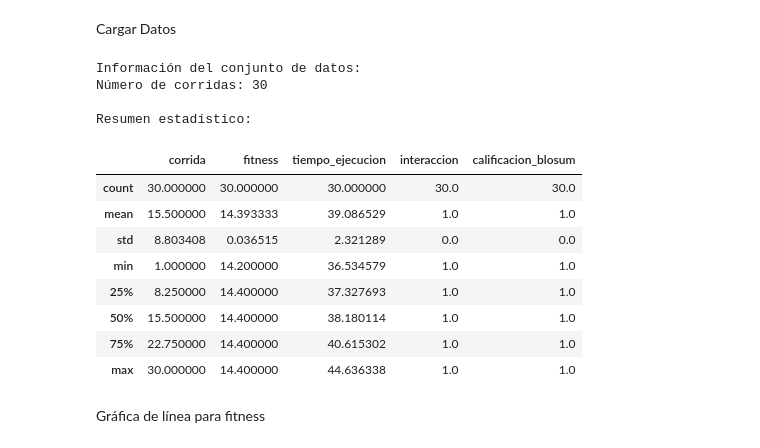
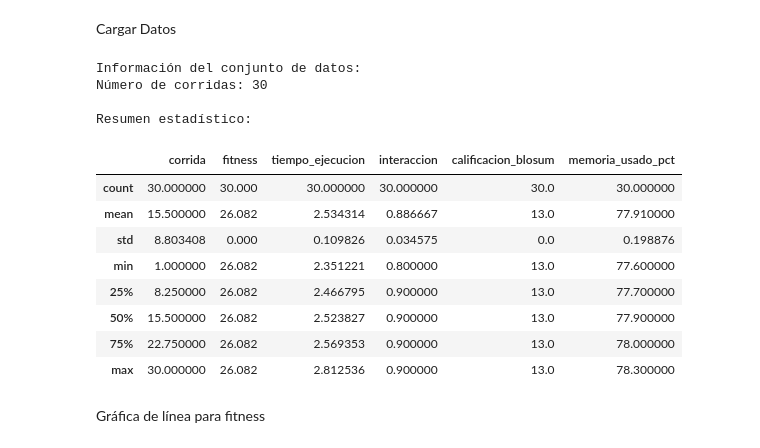
Before and after one commit to Luis-Alanis/Forrajeo_Bacterias, a Jupyter notebook: CreacionGraficas.ipynb, the cells around one changed output. Cells and saved outputs as stored; diff of their text form; code cells hidden in the pictures.

```diff
--- a/CreacionGraficas.ipynb
+++ b/CreacionGraficas.ipynb
@@ -36,27 +36,27 @@ plt.rcParams['font.size'] = 12
 Cargar Datos
 # %%
 # Cargar los datos del archivo CSV
-df = pd.read_csv('resultados.csv')
+df = pd.read_csv('resultadosMejorados.csv')
 
 # Mostrar un resumen de los datos
 print("Información del conjunto de datos:")
 print(f"Número de corridas: {len(df)}")
 print("\nResumen estadístico:")
 df.describe()
 # %% [output]
 Información del conjunto de datos:
 Número de corridas: 30
 
 Resumen estadístico:
-|  | corrida | fitness | tiempo_ejecucion | interaccion | calificacion_blosum |
-| count | 30.000000 | 30.000000 | 30.000000 | 30.0 | 30.0 |
-| mean | 15.500000 | 14.393333 | 39.086529 | 1.0 | 1.0 |
-| std | 8.803408 | 0.036515 | 2.321289 | 0.0 | 0.0 |
-| min | 1.000000 | 14.200000 | 36.534579 | 1.0 | 1.0 |
-| 25% | 8.250000 | 14.400000 | 37.327693 | 1.0 | 1.0 |
-| 50% | 15.500000 | 14.400000 | 38.180114 | 1.0 | 1.0 |
-| 75% | 22.750000 | 14.400000 | 40.615302 | 1.0 | 1.0 |
-| max | 30.000000 | 14.400000 | 44.636338 | 1.0 | 1.0 |
+|  | corrida | fitness | tiempo_ejecucion | interaccion | calificacion_blosum | memoria_usado_pct |
+| count | 30.000000 | 30.000 | 30.000000 | 30.000000 | 30.0 | 30.000000 |
+| mean | 15.500000 | 26.082 | 2.534314 | 0.886667 | 13.0 | 77.910000 |
+| std | 8.803408 | 0.000 | 0.109826 | 0.034575 | 0.0 | 0.198876 |
+| min | 1.000000 | 26.082 | 2.351221 | 0.800000 | 13.0 | 77.600000 |
+| 25% | 8.250000 | 26.082 | 2.466795 | 0.900000 | 13.0 | 77.700000 |
+| 50% | 15.500000 | 26.082 | 2.523827 | 0.900000 | 13.0 | 77.900000 |
+| 75% | 22.750000 | 26.082 | 2.569353 | 0.900000 | 13.0 | 78.000000 |
+| max | 30.000000 | 26.082 | 2.812536 | 0.900000 | 13.0 | 78.300000 |
 # %% [markdown]
 Gráfica de línea para fitness
 # %%
```
Also changed, not shown: parts of 3 cells of this notebook, 14 other files.
